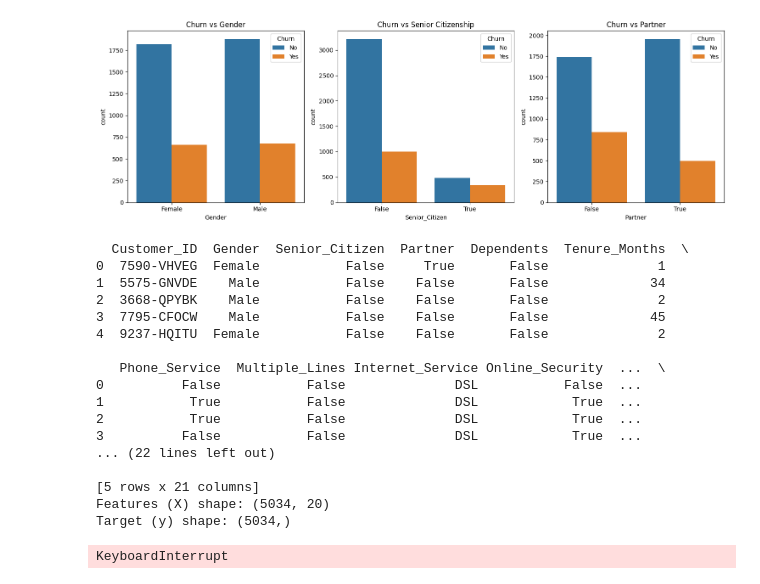
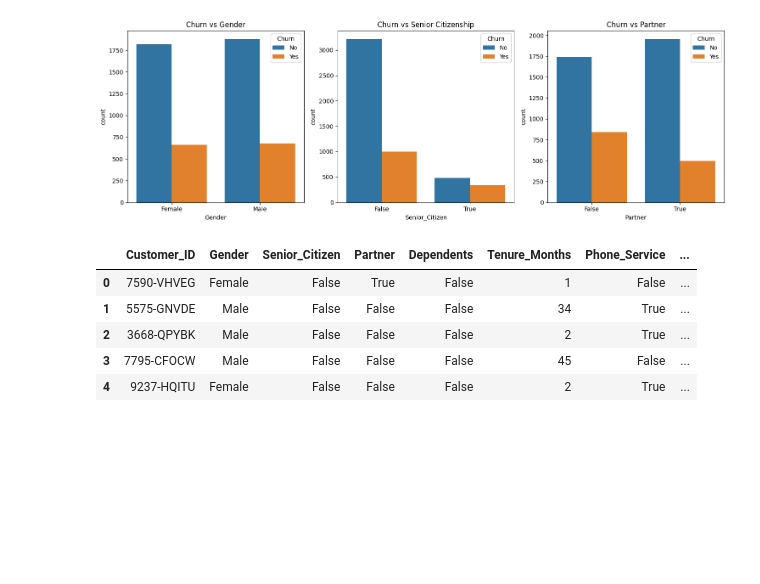
Before and after one commit to Amarquaye009/CUSTOMER-CHURN-ANALYSIS, a Jupyter notebook: Notebooks/Datasets.ipynb, the cells around one changed output. Saved outputs shown, nothing was run; the diff lists cells and outputs as text; code cells hidden in the pictures; blank space fills up the shorter version.

Commit message:
Update to split dataset into X and Y

```diff
--- a/Notebooks/Datasets.ipynb
+++ b/Notebooks/Datasets.ipynb
@@ -1108,39 +1108,16 @@ plt.tight_layout()
 plt.show()
 # %% [output]
 [figure]
-# %%
-# Display the first few rows of the dataset to understand its structure
-print(main_df.head())
-
-# Target column
-target_column = 'Churn'
-
-# Split the dataset into X (features) and y (target)
-X = main_df.drop(columns=[target_column])
-y = main_df[target_column]
-
-# Check the shape of X and y to confirm the split
-print(f'Features (X) shape: {X.shape}')
-print(f'Target (y) shape: {y.shape}')
-# %% [output]
-  Customer_ID  Gender  Senior_Citizen  Partner  Dependents  Tenure_Months  \
-0  7590-VHVEG  Female           False     True       False              1
-1  5575-GNVDE    Male           False    False       False             34
-2  3668-QPYBK    Male           False    False       False              2
-3  7795-CFOCW    Male           False    False       False             45
-4  9237-HQITU  Female           False    False       False              2
-
-   Phone_Service  Multiple_Lines Internet_Service Online_Security  ...  \
-0          False           False              DSL           False  ...
-1           True           False              DSL            True  ...
-2           True           False              DSL            True  ...
-3          False           False              DSL            True  ...
-... (22 lines left out)
-
-[5 rows x 21 columns]
-Features (X) shape: (5034, 20)
-Target (y) shape: (5034,)
+# %%
+# Split the dataset into X (features) and y (target)
+X = main_df.drop(columns=["Churn"])
+Y = main_df['Churn']
 # %%
-X
+X.head()
 # %% [output]
-KeyboardInterrupt
+|  | Customer_ID | Gender | Senior_Citizen | Partner | Dependents | Tenure_Months | Phone_Service | ... |
+| 0 | 7590-VHVEG | Female | False | True | False | 1 | False | ... |
+| 1 | 5575-GNVDE | Male | False | False | False | 34 | True | ... |
+| 2 | 3668-QPYBK | Male | False | False | False | 2 | True | ... |
+| 3 | 7795-CFOCW | Male | False | False | False | 45 | False | ... |
+| 4 | 9237-HQITU | Female | False | False | False | 2 | True | ... |
```
